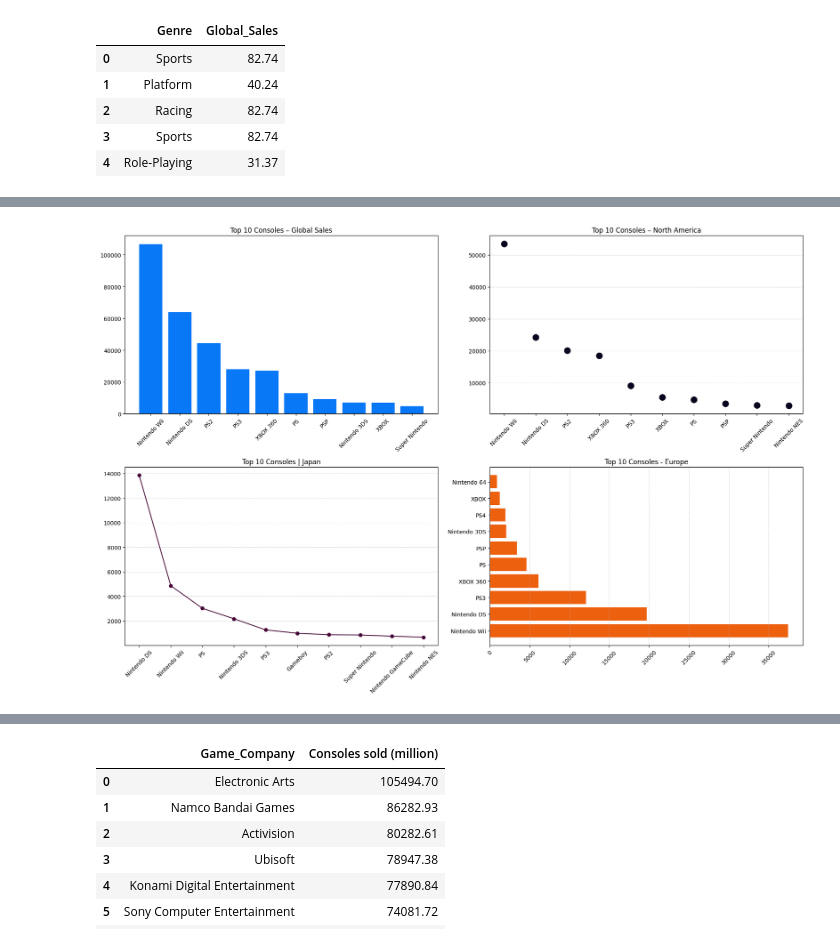
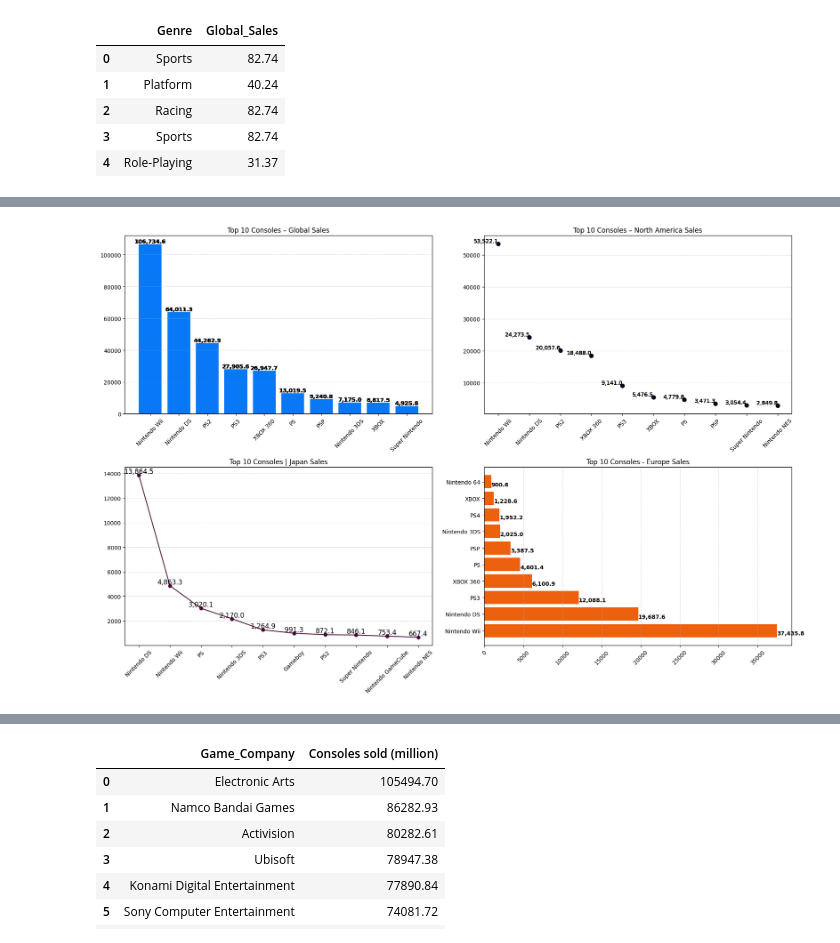
Before and after one commit to Teerp1986/The-Evolution-Of-Gaming, a Jupyter notebook: notebook/gamevolve.ipynb, the cells around one changed output, grey strips where cells are left out. Saved outputs shown, nothing was run; the diff lists cells and outputs as text; code cells hidden in the pictures.

```diff
--- a/notebook/gamevolve.ipynb
+++ b/notebook/gamevolve.ipynb
@@ -181,12 +226,25 @@ plt.figure(figsize=(12, 7))
 plt.barh(
     Company_sales["Game_Company"],
     Company_sales["Global_Sales"],
-    color="#08770e"
+    color="#21dd13"
 )
 
-plt.title("Top 10 Highest Grossing Game Companies", fontsize=16)
+# Add totals inside each bar
+for i, value in enumerate(Company_sales["Global_Sales"]):
+    plt.text(
+        value / 2,                      # midpoint of the bar
+        i,                              # y-position
+        f"{value:.1f}",                 # formatted total
+        ha="center",
+        va="center",
+        fontsize=11,
+        fontweight="bold",
+        color="black"
+    )
+
+plt.title("Top 10 Highest Grossing Game Companies Globally", fontsize=16)
 plt.xlabel("Global Sales (Millions)", fontsize=12)
-plt.ylabel("Game Company", fontsize=12)
+plt.ylabel("Gaming Company", fontsize=12)
 
 plt.gca().invert_yaxis()
 plt.grid(axis="x", linestyle="--", alpha=0.4)
@@ -267,40 +325,78 @@ stack_df = (
 stack_df = stack_df.fillna(0).sort_values("Global_Sales", ascending=False)
 
 
-
-
 # Create subplots
 fig, axes = plt.subplots(2, 2, figsize=(18, 12))
 
 # --- 1. Global: Bar Chart ---
+
 axes[0, 0].bar(global_sales["Console"], global_sales["Global_Sales"], color="#0878F7")
 axes[0, 0].set_title("Top 10 Consoles – Global Sales")
 axes[0, 0].tick_params(axis="x", rotation=45)
-axes[0, 1].yaxis.grid(True, linestyle="--", linewidth=0.7, alpha=0.6)
+axes[0, 0].yaxis.grid(True, linestyle="--", linewidth=0.7, alpha=0.6)
+
+# Add totals
+for i, v in enumerate(global_sales["Global_Sales"]):
+    for i, v in enumerate(global_sales["Global_Sales"]):
+        axes[0, 0].text(
+            i,
+            float(v) + 0.5,
+            f"{float(v):,.1f}",
+            ha="center", va="bottom", fontsize=10, fontweight="bold"
+        )
+
 
 # --- 2. North America: Scatter Plot ---
-axes[0, 1].scatter(na_sales["Console"], na_sales["North America_Sales"], color="#08061E", s=120)
-axes[0, 1].set_title("Top 10 Consoles – North America")
+axes[0, 1].scatter(na_sales["Console"], na_sales["North America_Sales"], color="#08061E", s=50)
+axes[0, 1].set_title("Top 10 Consoles – North America Sales")
 axes[0, 1].tick_params(axis="x", rotation=45)
 axes[0, 1].yaxis.grid(True, linestyle="--", linewidth=0.7, alpha=0.6)
 
+# Add totals
+for i, v in enumerate(na_sales["North America_Sales"]):
+    for i, v in enumerate(na_sales["North America_Sales"]):
+        axes[0, 1].text(
+            i,
+            float(v) + 0.5,
+            f"{float(v):,.1f}",
+            ha="right", va="bottom", fontsize=10,
+        )
+
+
 # --- 3. Europe: Horizontal Bar Chart ---
-axes[1, 1].barh( eu_sales["Console"], eu_sales["Europe_Sales"], color="#ED600E")
-axes[1, 1].set_title("Top 10 Consoles - Europe")
+axes[1, 1].barh(eu_sales["Console"], eu_sales["Europe_Sales"], color="#ED600E")
+axes[1, 1].set_title("Top 10 Consoles - Europe Sales")
 axes[1, 1].tick_params(axis="x", rotation=45)
 axes[1, 1].xaxis.grid(True, linestyle="--", linewidth=0.7, alpha=0.6)
 
+# Add totals inside bars
+for i, v in enumerate(eu_sales["Europe_Sales"]):
+    axes[1, 1].text(
+        float(v) - 0.5, i, f"{float(v):,.1f}",
+        ha="left", va="top", fontsize=10, fontweight="bold", color="black"
+    )
+
+
 # --- 4. Japan: Line Plot ---
 axes[1, 0].plot(jp_sales["Console"], jp_sales["Japan_Sales"], marker="o", color="#470738")
-axes[1, 0].set_title("Top 10 Consoles | Japan")
+axes[1, 0].set_title("Top 10 Consoles | Japan Sales")
 axes[1, 0].tick_params(axis="x", rotation=45)
+axes[1, 0].yaxis.grid(True, linestyle="--", linewidth=0.7, alpha=0.6)
 
-axes[1, 0].yaxis.grid(True, linestyle="--", linewidth=0.7, alpha=0.6)
+# Add totals
+for i, v in enumerate(jp_sales["Japan_Sales"]):
+    axes[1, 0].text(
+        i,
+        float(v) + 0.5,
+        f"{float(v):,.1f}",
+        ha="center", va="bottom", fontsize=12,
+    )
+
 
 
 
 
 plt.tight_layout()
 plt.show()
 # %% [output]
-[figure, old version]
+[figure, new version]
```
Also changed, not shown: parts of 13 cells of this notebook, 8 other files.
